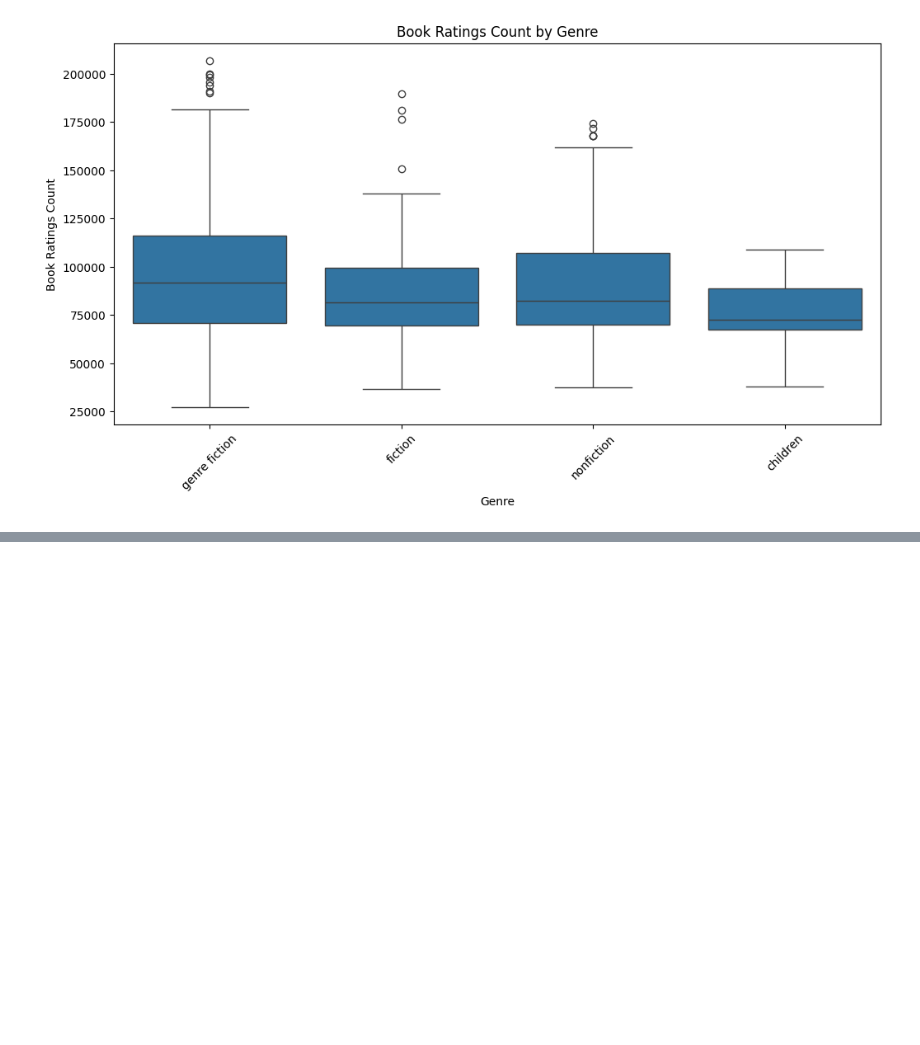
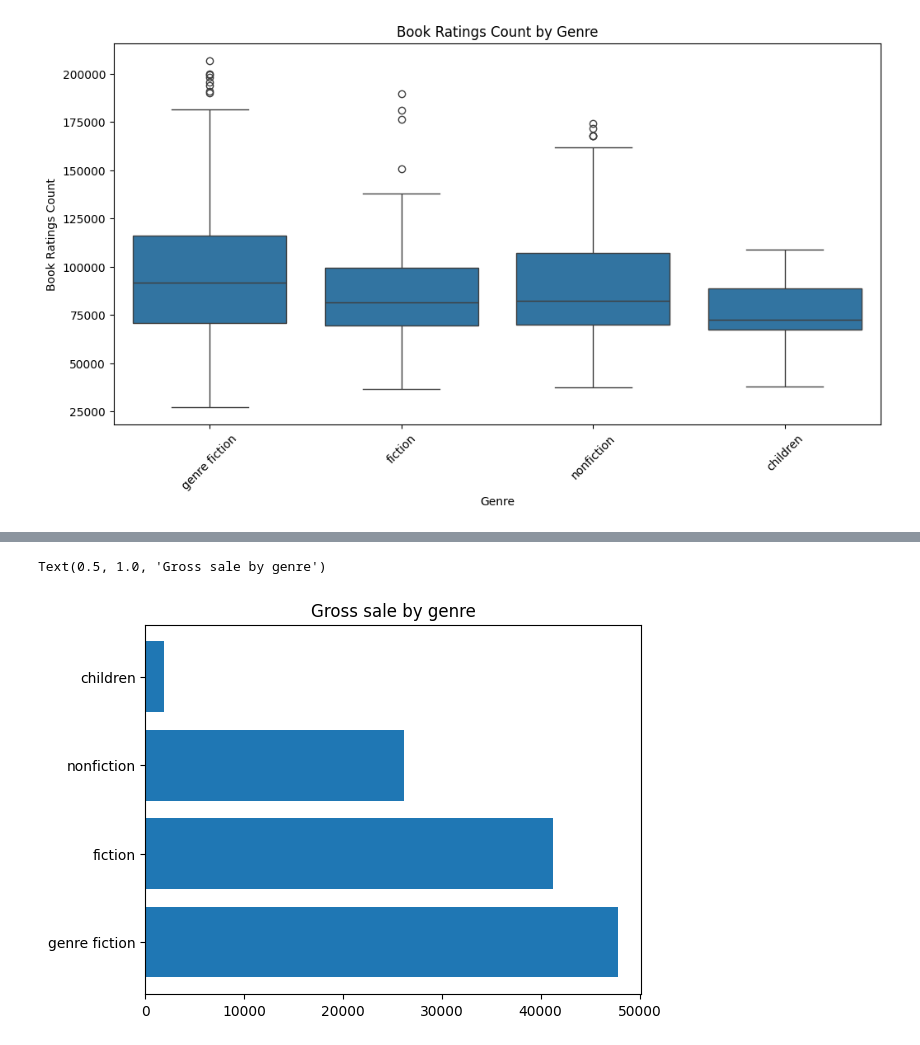
Before and after one commit to mayurimamdi/EDA, a Jupyter notebook: BookEDA/Book.ipynb, the cells around one changed output, grey strips where cells are left out. Drawn from its saved outputs; the diff is of its cells as text; code cells hidden in the pictures; blank space fills up the shorter version.

```diff
--- a/BookEDA/Book.ipynb
+++ b/BookEDA/Book.ipynb
@@ -138,0 +150,6 @@ plt.show()
+# %%
+plt.barh(df['genre'], df['gross sales'])
+plt.title("Gross sale by genre")
+# %% [output]
+Text(0.5, 1.0, 'Gross sale by genre')
+[figure, added]
```
Also changed, not shown: parts of 19 cells of this notebook, 2 other files.
